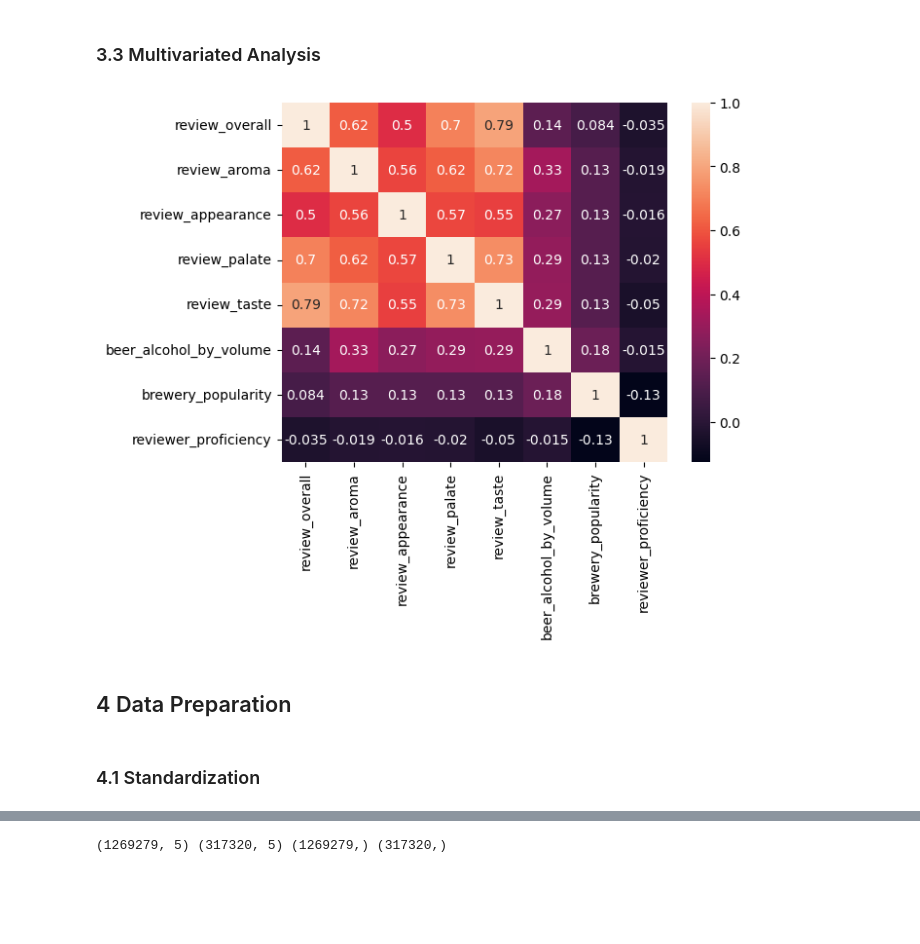
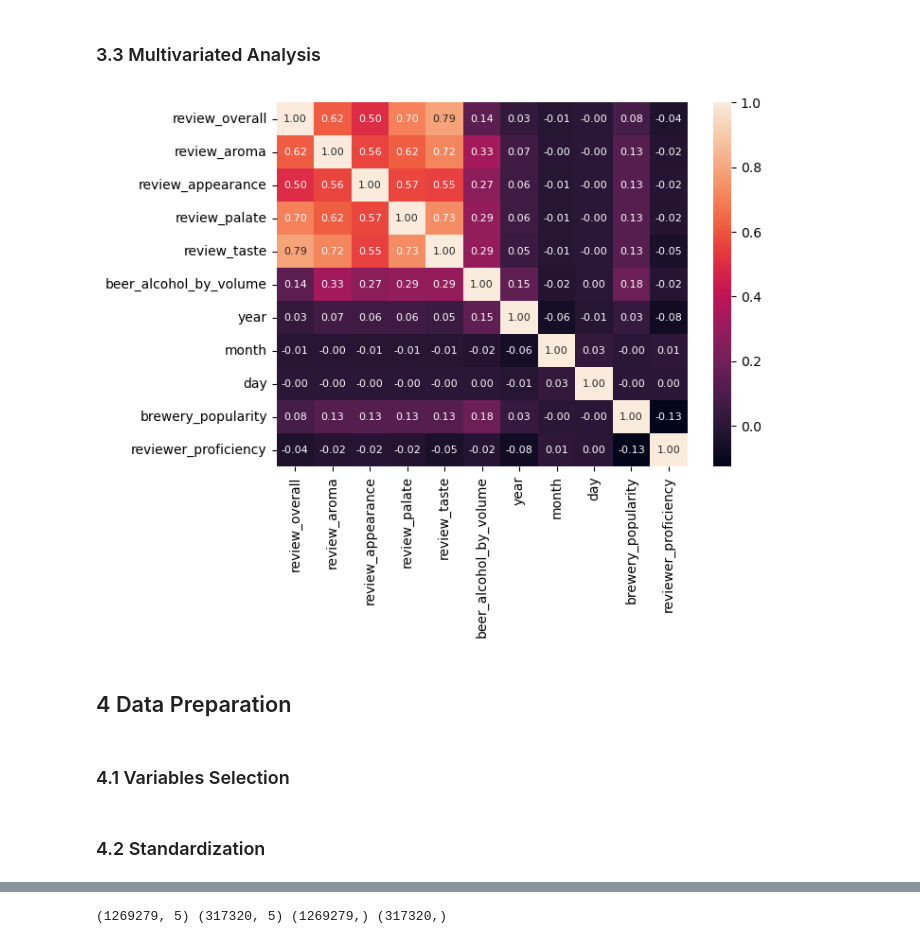
Before and after one commit to aleemarino/beer_review, a Jupyter notebook: tcc.ipynb, the cells around one changed output, grey strips where cells are left out. Saved outputs shown, nothing was run; the diff lists cells and outputs as text; code cells hidden in the pictures; blank space fills up the shorter version.

```diff
--- a/tcc.ipynb
+++ b/tcc.ipynb
@@ -628,16 +667,24 @@ plt.show()
 # %% [markdown]
 ### 3.3 Multivariated Analysis
 # %%
-fig = figsize=(5, 5)
+# num_attributes = num_attributes[['review_overall', 'review_aroma', 'review_appearance', 'review_palate',
+#        'review_taste', 'beer_alcohol_by_volume', 'brewery_popularity', 'reviewer_proficiency']]
 
-num_attributes = data.select_dtypes(include=['int64','float64'])
+# Configuração da figura
+plt.figure(figsize=(7, 5))
 
-num_attributes = num_attributes[['review_overall', 'review_aroma', 'review_appearance', 'review_palate',
-       'review_taste', 'beer_alcohol_by_volume', 'brewery_popularity', 'reviewer_proficiency']]
+# Selecionando atributos numéricos
+num_attributes = data.select_dtypes(include=['int64', 'float64'])
 
+# Calculando a correlação
 correlation = num_attributes.corr(method='pearson')
-fig = sns.heatmap(correlation, annot=True);
+
+# Criando o heatmap com valores reduzidos e fonte ajustada
+sns.heatmap(correlation, annot=True, fmt='.2f', annot_kws={"size": 8})
+plt.show()
 # %% [output]
-[figure, old version]
+[figure, new version]
 # %% [markdown]
 ## 4 Data Preparation
+# %% [markdown]
+### 4.1 Variables Selection
@@ -644,3 +694,3 @@ fig = sns.heatmap(correlation, annot=True);
 # %% [markdown]
-### 4.1 Standardization
+### 4.2 Standardization
 # %%
```
Also changed, not shown: parts of 34 cells of this notebook.
